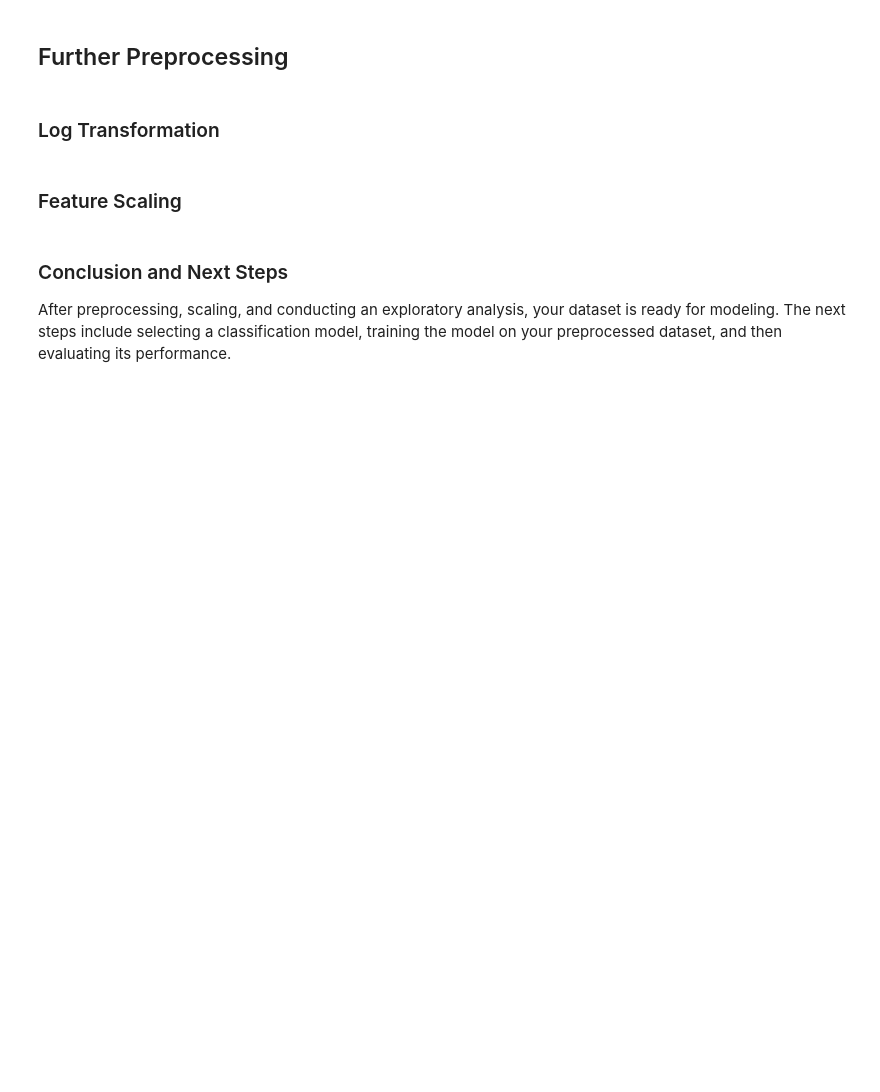
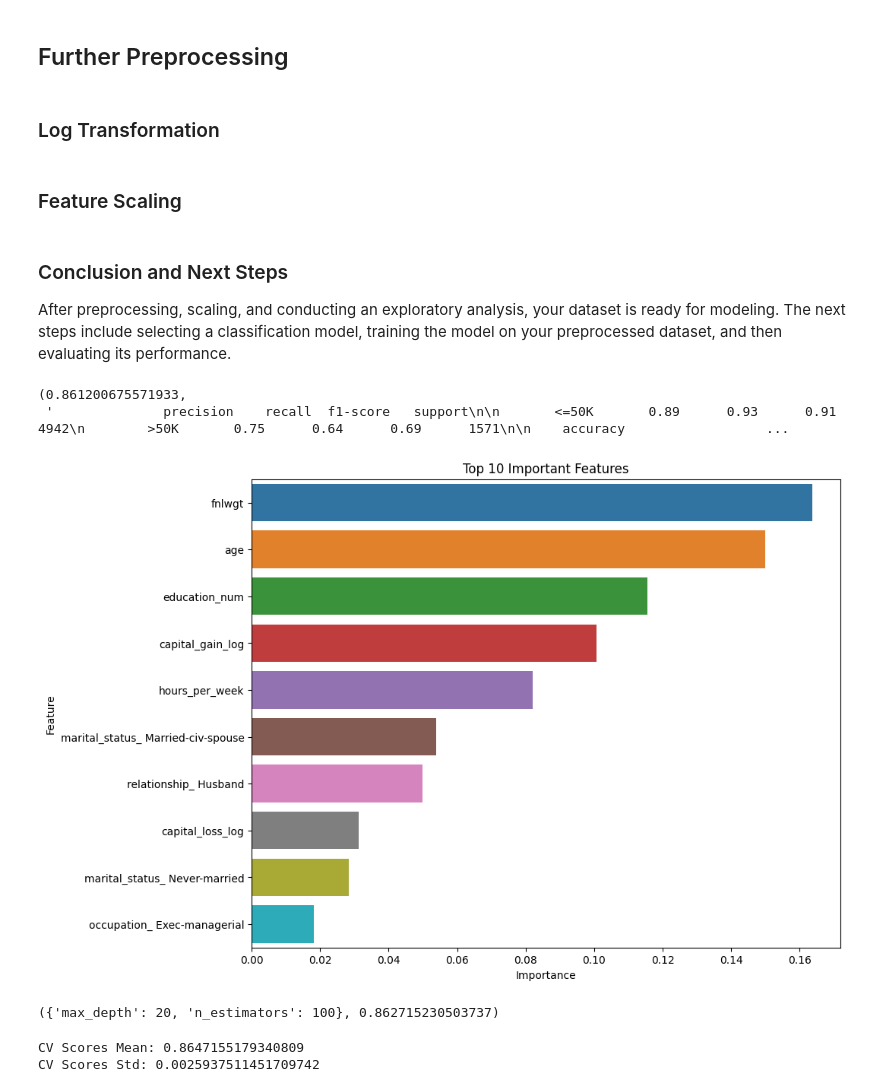
Before and after one commit to ShubhamPandya98/Statistical-Learning-Project, a Jupyter notebook: Income_Analysis.ipynb, the cells around one changed output. Saved outputs shown, nothing was run; the diff lists cells and outputs as text; code cells hidden in the pictures; blank space fills up the shorter version.

```diff
--- a/Income_Analysis.ipynb
+++ b/Income_Analysis.ipynb
@@ -3,11 +3,10 @@
 # %% [markdown]
 ## Load the Data and Initial Exploration
 # %%
-
 import pandas as pd
 
 # Load the dataset
-file_path = '/path/to/your/data/adult.data'
+file_path = 'census+income/adult.data'
 column_names = [
     'age', 'workclass', 'fnlwgt', 'education', 'education_num', 'marital_status',
     'occupation', 'relationship', 'race', 'sex', 'capital_gain', 'capital_loss',
@@ -69,6 +111,7 @@ import numpy as np
 
 data_final['capital_gain_log'] = np.log(data_final['capital_gain'] + 1)
 data_final['capital_loss_log'] = np.log(data_final['capital_loss'] + 1)
+data_final.drop(['capital_gain', 'capital_loss'], axis=1, inplace=True)
 # %% [markdown]
 ### Feature Scaling
 # %%
@@ -81,3 +124,79 @@ data_final[numerical_columns] = scaler.fit_transform(data_final[numerical_column
 # %% [markdown]
 ### Conclusion and Next Steps
 After preprocessing, scaling, and conducting an exploratory analysis, your dataset is ready for modeling. The next steps include selecting a classification model, training the model on your preprocessed dataset, and then evaluating its performance.
+# %%
+from sklearn.model_selection import train_test_split
+from sklearn.ensemble import RandomForestClassifier
+from sklearn.metrics import accuracy_score, classification_report
+
+# Preparing the features (X) and target (y)
+X = data_final.drop('income', axis=1)
+y = data_final['income']
+
+# Splitting the data into training and testing sets
+X_train, X_test, y_train, y_test = train_test_split(X, y, test_size=0.2, random_state=42)
+
+# Initialize and train the Random Forest model
+rf_model = RandomForestClassifier(n_estimators=100, random_state=42)
+rf_model.fit(X_train, y_train)
+
+# Making predictions on the testing set
+y_pred = rf_model.predict(X_test)
+
+# Evaluate the model
+accuracy = accuracy_score(y_test, y_pred)
+report = classification_report(y_test, y_pred)
+
+accuracy, report
+# %% [output]
+(0.861200675571933,
+ '              precision    recall  f1-score   support\n\n       <=50K       0.89      0.93      0.91      4942\n        >50K       0.75      0.64      0.69      1571\n\n    accuracy                  ...
+# %%
+# Step 1: Feature Importance
+import matplotlib.pyplot as plt
+
+# Extract feature importances and pair them with column names
+feature_importances = rf_model.feature_importances_
+features = X.columns
+importance_df = pd.DataFrame({'Feature': features, 'Importance': feature_importances})
+
+# Sort the dataframe by importance
+importance_df = importance_df.sort_values(by='Importance', ascending=False)
+
+# Plotting feature importances
+plt.figure(figsize=(10, 8))
+sns.barplot(x='Importance', y='Feature', data=importance_df.head(10))
+plt.title('Top 10 Important Features')
+plt.show()
+# %% [output]
+[figure, added]
+# %%
+# Proceed to Step 2: Hyperparameter Tuning
+# For demonstration, we'll adjust 'n_estimators' and 'max_depth'
+from sklearn.model_selection import GridSearchCV
+
+param_grid = {
+    'n_estimators': [100, 200],
+    'max_depth': [10, 20, 30]
+}
+
+grid_search = GridSearchCV(estimator=RandomForestClassifier(random_state=42), param_grid=param_grid, cv=3, n_jobs=-1, scoring='accuracy')
+grid_search.fit(X_train, y_train)
+
+# Best parameters and best score
+best_params = grid_search.best_params_
+best_score = grid_search.best_score_
+
+best_params, best_score
+# %% [output]
+({'max_depth': 20, 'n_estimators': 100}, 0.862715230503737)
+# %%
+from sklearn.model_selection import cross_val_score, GridSearchCV
+cv_scores = cross_val_score(RandomForestClassifier(**best_params, random_state=42), X, y, cv=5)
+
+# Output the mean and standard deviation of the cross-validation scores
+print(f"CV Scores Mean: {cv_scores.mean()}")
+print(f"CV Scores Std: {cv_scores.std()}")
+# %% [output]
+CV Scores Mean: 0.8647155179340809
+CV Scores Std: 0.0025937511451709742
```
Also changed, not shown: parts of 8 cells of this notebook.
